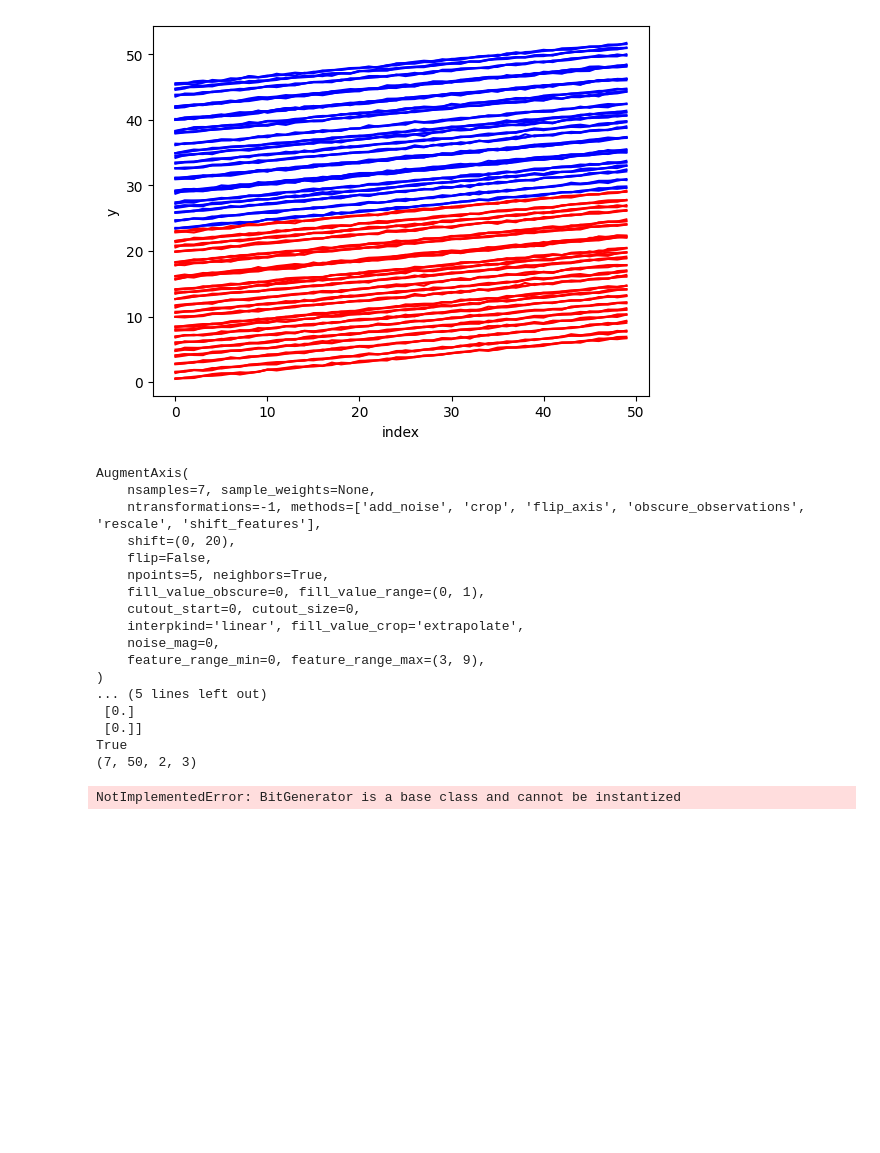
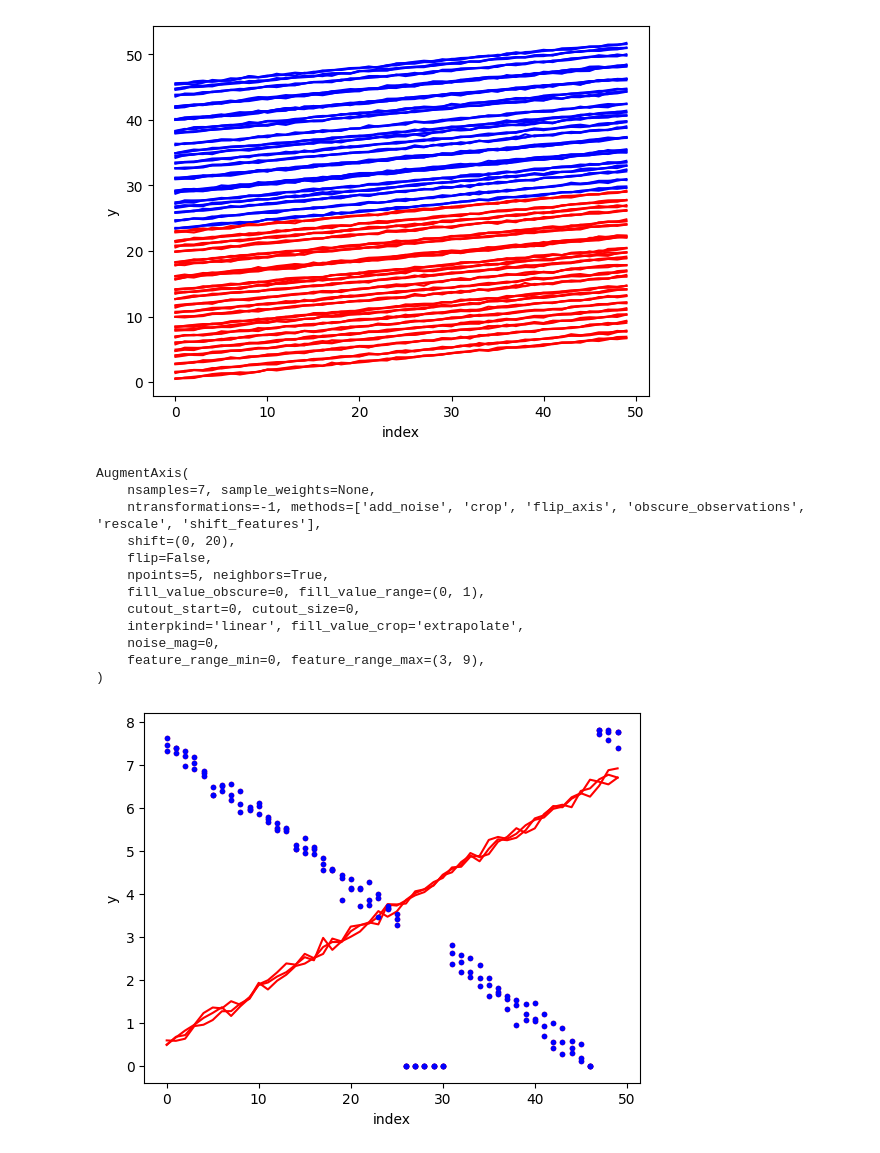
Before and after one commit to TheRedElement/astroLuSt, a Jupyter notebook: demos/synthetics_demo.ipynb, the cells around one changed output. Saved outputs shown, nothing was run; the diff lists cells and outputs as text; code cells hidden in the pictures; blank space fills up the shorter version.

```diff
--- a/demos/synthetics_demo.ipynb
+++ b/demos/synthetics_demo.ipynb
@@ -70,6 +70,7 @@ AA = ald.AugmentAxis(
     noise_mag=None,
     feature_range_min=0, feature_range_max=(3,9),
     axis=0,
+    seed=1,
     verbose=1,
 )
 print(AA)
@@ -89,61 +90,48 @@ print(AA)
 #         # transform_order='unchanged',
 #         # transform_order=None,
 #     )
 # print(x_.shape)
 
 AA.fit(X)
 X_new, y_new, y1  = AA.flow(X,
 # X_new = AA.flow(X,
     y=y,
     X_misc=[y],
     # sample_weights=np.ones(len(X))/len(X)),
     sample_weights=None,
-    seed=None
 )
 
-print(y_new)
-print(np.all(y_new == y1))
-print(X_new.shape)
-# #visualize
-# fig = plt.figure()
-# ax1 = fig.add_subplot(111)
-# #4d
-# ax1.plot(X[0,:,0,:], 'r-')
-# # ax1.plot(X[0,:,1,:], 'b-')
-# ax1.plot(x_[:,0,:], 'r.')
-# ax1.plot(x_[:,1,:], 'b.')
-# # ax1.plot(x_[:,1,0], 'b.')
-# # ax1.plot(x_[:,1,1], 'r.')
-# # ax1.plot(x_[:,1,2], 'g.')
+#visualize
+fig = plt.figure()
+ax1 = fig.add_subplot(111)
+#4d
+ax1.plot(X[0,:,0,:], 'r-')
+# ax1.plot(X[0,:,1,:], 'b-')
+ax1.plot(X_new[0,:,0,:], 'r.')
+ax1.plot(X_new[0,:,1,:], 'b.')
+# ax1.plot(x_[:,1,0], 'b.')
+# ax1.plot(x_[:,1,1], 'r.')
+# ax1.plot(x_[:,1,2], 'g.')
 
-# #3d
-# # ax1.plot(X3d[0,:], 'r-')
-# # ax1.plot(x_[:,0], 'r.')
+#3d
+# ax1.plot(X3d[0,:], 'r-')
+# ax1.plot(x_[:,0], 'r.')
 
 
-# ax1.set_xlabel('index')
-# ax1.set_ylabel('y')
-# plt.show()
+ax1.set_xlabel('index')
+ax1.set_ylabel('y')
+plt.show()
 # %% [output]
 AugmentAxis(
     nsamples=7, sample_weights=None,
     ntransformations=-1, methods=['add_noise', 'crop', 'flip_axis', 'obscure_observations', 'rescale', 'shift_features'],
     shift=(0, 20),
     flip=False,
     npoints=5, neighbors=True,
     fill_value_obscure=0, fill_value_range=(0, 1),
     cutout_start=0, cutout_size=0,
     interpkind='linear', fill_value_crop='extrapolate',
     noise_mag=0,
     feature_range_min=0, feature_range_max=(3, 9),
 )
-... (5 lines left out)
- [0.]
- [0.]]
-True
-(7, 50, 2, 3)
+[figure, added]
-# %%
-
-gen = np.random.default_rng()
-# %% [output]
-NotImplementedError: BitGenerator is a base class and cannot be instantized
```
Also changed, not shown: 1 other file.
